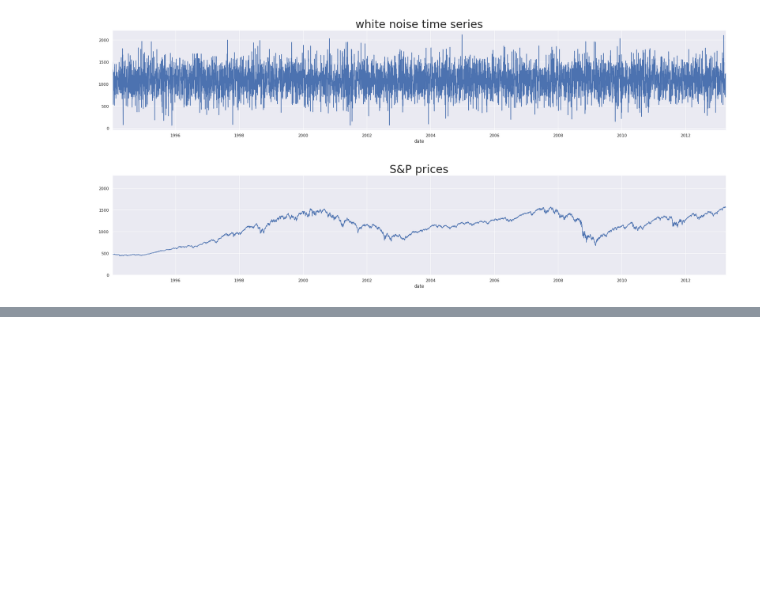
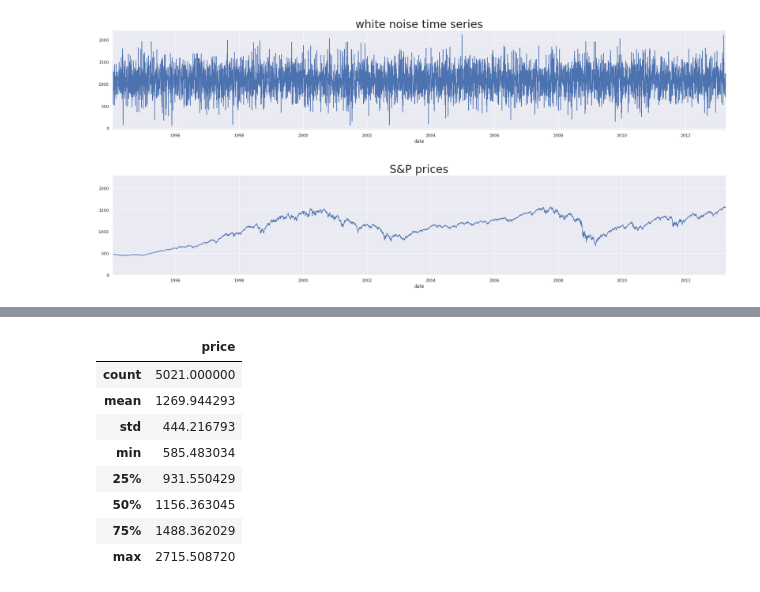
Before and after one commit to mohamed0998/time-series-analysis, a Jupyter notebook: time_series.ipynb, the cells around one changed output, grey strips where cells are left out. Saved outputs shown, nothing was run; the diff lists cells and outputs as text; code cells hidden in the pictures; blank space fills up the shorter version.

```diff
--- a/time_series.ipynb
+++ b/time_series.ipynb
@@ -72,0 +80,17 @@ plt.show()
+# %%
+rw=pd.read_csv('RandWalk.csv')
+rw.date=pd.to_datetime(rw.date, dayfirst= True)
+rw.set_index('date', inplace=True)
+rw=rw.asfreq('b')
+rw.head()
+rw.describe()
+# %% [output]
+|  | price |
+| count | 5021.000000 |
+| mean | 1269.944293 |
+| std | 444.216793 |
+| min | 585.483034 |
+| 25% | 931.550429 |
+| 50% | 1156.363045 |
+| 75% | 1488.362029 |
+| max | 2715.508720 |
```
Also changed, not shown: parts of 4 cells of this notebook.
